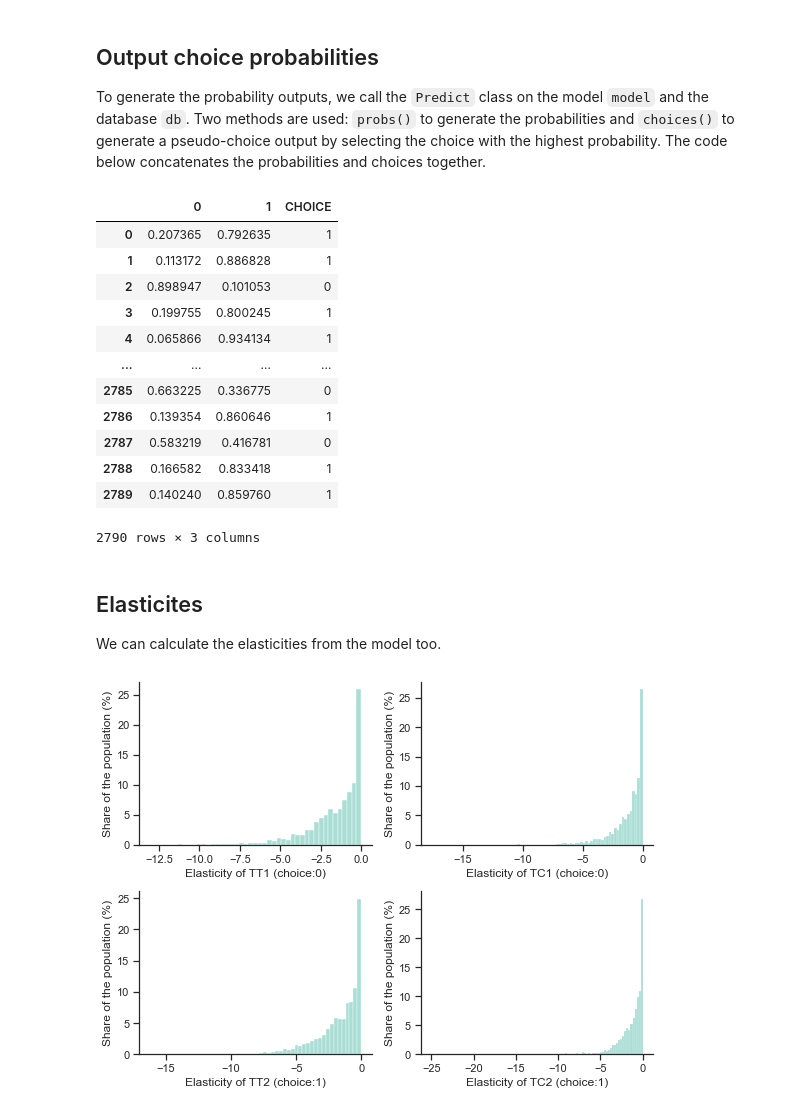
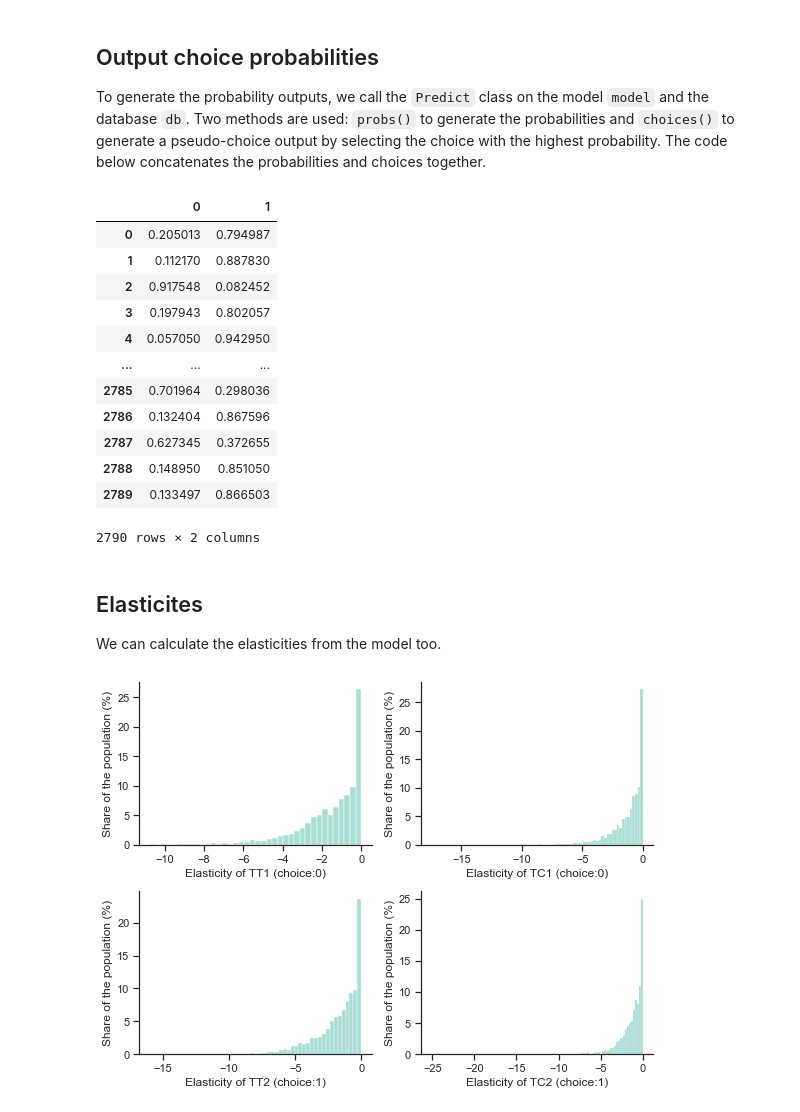
Before and after one commit to mwong009/icmc2022_reslogit, a Jupyter notebook: docs/results/pycmtensor_reslogit_SP.ipynb, the cells around one changed output. Cells and saved outputs as stored; diff of their text form; code cells hidden in the pictures.

```diff
--- a/docs/results/pycmtensor_reslogit_SP.ipynb
+++ b/docs/results/pycmtensor_reslogit_SP.ipynb
@@ -13,7 +13,7 @@ cmt.logger.set_level(cmt.logger.ERROR)
 
 # read csv file and set columns to UPPERCASE
 nb_path = os.path.abspath("")
-model_average_sp = pd.read_csv("data/model_average_SP.csv")
+model_average_sp = pd.read_csv("../../data/model_average_SP.csv")
 model_average_sp.columns = model_average_sp.columns.str.upper()
 
 # load database
@@ -98,6 +98,7 @@ from pycmtensor.optimizers import Adam
 
 model = MNLogit(u=U, av=None, database=db, name="sp_model")
 model.add_params(locals())
+model.config["debug"] = True
 model.config["patience"] = 20000
 model.config["max_epoch"] = 1000
 model.config["batch_size"] = 128
@@ -107,5 +108,5 @@ model.config["learning_scheduler"] = "CyclicLR"
 model.config["cyclic_lr_step_size"] = 8
 
 # train function
-model = cmt.train(model, database=db, optimizer=Adam, notebook=True,)
+model = cmt.train(model, database=db, optimizer=Adam, notebook=True)
 # %% [output]
@@ -170,40 +184,42 @@ To generate the probability outputs, we call the `Predict` class on the model `m
 # %%
 from pycmtensor.results import Predict
 
-pd.concat((Predict(model, db).probs(), Predict(model, db).choices()), axis=1)
+Predict(model, db).probs().to_csv("prob_SP.csv", header=['1', '2'])
+Predict(model, db).probs()
 # %% [output]
-|  | 0 | 1 | CHOICE |
-| 0 | 0.207365 | 0.792635 | 1 |
-| 1 | 0.113172 | 0.886828 | 1 |
-| 2 | 0.898947 | 0.101053 | 0 |
-| 3 | 0.199755 | 0.800245 | 1 |
-| 4 | 0.065866 | 0.934134 | 1 |
-| ... | ... | ... | ... |
-| 2785 | 0.663225 | 0.336775 | 0 |
-| 2786 | 0.139354 | 0.860646 | 1 |
-| 2787 | 0.583219 | 0.416781 | 0 |
-| 2788 | 0.166582 | 0.833418 | 1 |
-| 2789 | 0.140240 | 0.859760 | 1 |
+|  | 0 | 1 |
+| 0 | 0.205013 | 0.794987 |
+| 1 | 0.112170 | 0.887830 |
+| 2 | 0.917548 | 0.082452 |
+| 3 | 0.197943 | 0.802057 |
+| 4 | 0.057050 | 0.942950 |
+| ... | ... | ... |
+| 2785 | 0.701964 | 0.298036 |
+| 2786 | 0.132404 | 0.867596 |
+| 2787 | 0.627345 | 0.372655 |
+| 2788 | 0.148950 | 0.851050 |
+| 2789 | 0.133497 | 0.866503 |
-2790 rows × 3 columns
+2790 rows × 2 columns
 # %% [markdown]
 ## Elasticites
 We can calculate the elasticities from the model too.
 # %%
-els_0_TT1 = model.elasticities(prob_choice=0, wrt="TT1", database=db)
-els_0_TC1 = model.elasticities(prob_choice=0, wrt="TC1", database=db)
-els_1_TT2 = model.elasticities(prob_choice=1, wrt="TT2", database=db)
-els_1_TC1 = model.elasticities(prob_choice=1, wrt="TC2", database=db)
+from pycmtensor.statistics import elasticities
+els_0_TT1 = elasticities(model, db, prob_choice=0, wrt="TT1")
+els_0_TC1 = elasticities(model, db, prob_choice=0, wrt="TC1")
+els_1_TT2 = elasticities(model, db, prob_choice=1, wrt="TT2")
+els_1_TC1 = elasticities(model, db, prob_choice=1, wrt="TC2")
 fig, axs = plt.subplots(2, 2, figsize=(8, 6), squeeze=False)
 e1 = sns.histplot(els_0_TT1, ax=axs[0, 0], stat="percent")
 e2 = sns.histplot(els_0_TC1, ax=axs[0, 1], stat="percent")
 e3 = sns.histplot(els_1_TT2, ax=axs[1, 0], stat="percent")
 e4 = sns.histplot(els_1_TC1, ax=axs[1, 1], stat="percent")
 e1.set(xlabel="Elasticity of TT1 (choice:0)", ylabel="Share of the population (%)")
 e2.set(xlabel="Elasticity of TC1 (choice:0)", ylabel="Share of the population (%)")
 e3.set(xlabel="Elasticity of TT2 (choice:1)", ylabel="Share of the population (%)")
 e4.set(xlabel="Elasticity of TC2 (choice:1)", ylabel="Share of the population (%)")
 sns.despine()
 plt.tight_layout()
 plt.show()
 # %% [output]
-[figure, old version]
+[figure, new version]
```
Also changed, not shown: parts of 3 cells of this notebook, 8 other files.
